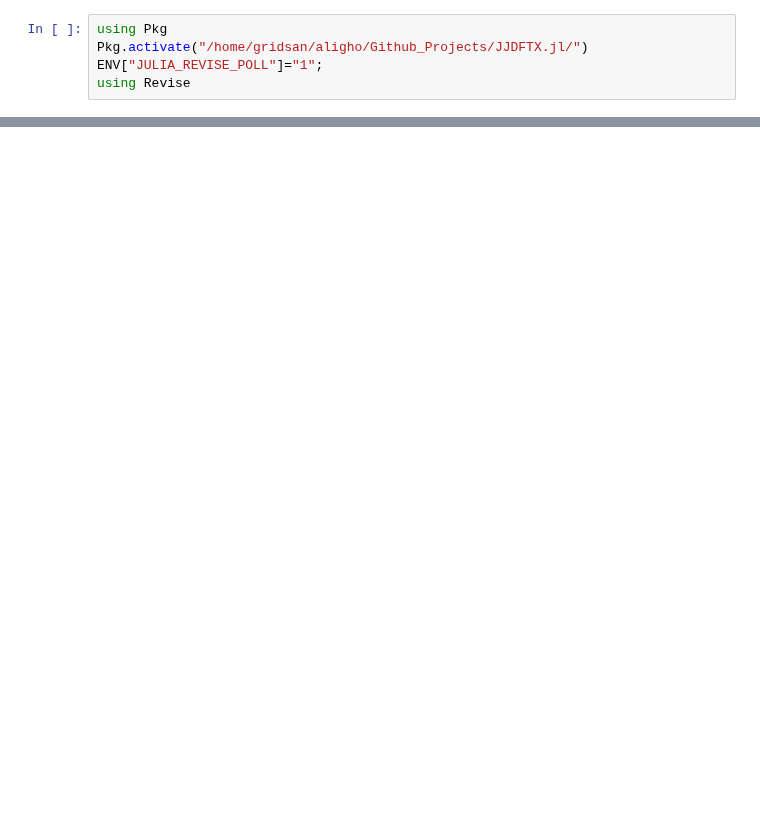
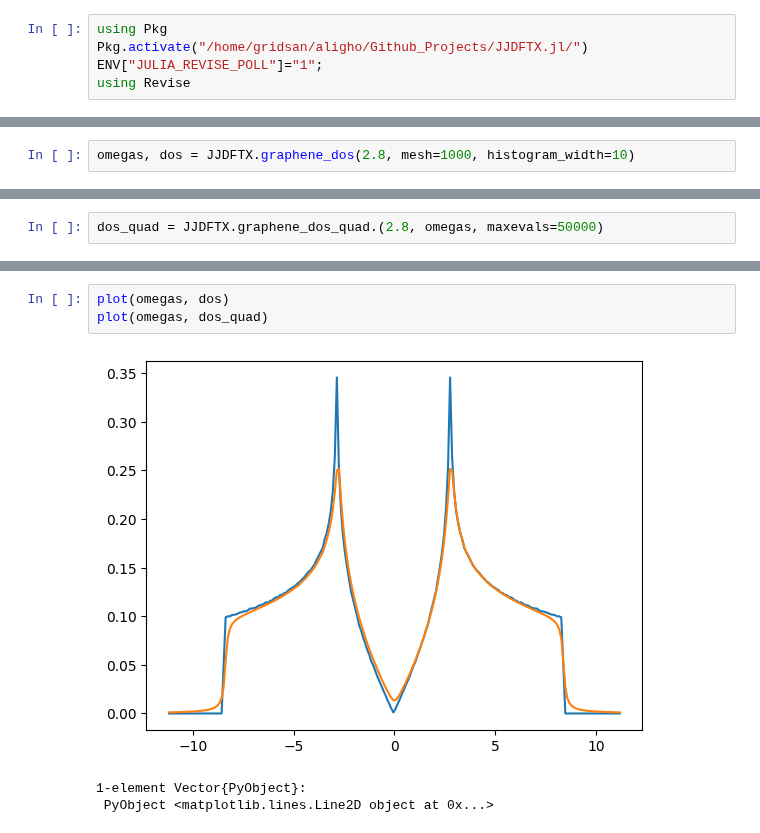
Before and after one commit to AliGhorashiCMT/Plasmons_Paper, a Jupyter notebook: Substitutional_Defects/Graphene/Analyze.ipynb, the cells around one changed output, grey strips where cells are left out. Drawn from its saved outputs; the diff is of its cells as text; blank space fills up the shorter version.

Commit message:
all graphene taus

```diff
--- a/Substitutional_Defects/Graphene/Analyze.ipynb
+++ b/Substitutional_Defects/Graphene/Analyze.ipynb
@@ -437,0 +11,2 @@ Other Parameters
+# %%
+omegas, dos = JJDFTX.graphene_dos(2.8, mesh=1000, histogram_width=10)
@@ -437,0 +15,2 @@ Other Parameters
+# %%
+dos_quad = JJDFTX.graphene_dos_quad.(2.8, omegas, maxevals=50000)
@@ -437,0 +35,7 @@ Other Parameters
+# %%
+plot(omegas, dos)
+plot(omegas, dos_quad)
+# %% [output]
+[figure, added]
+1-element Vector{PyObject}:
+ PyObject <matplotlib.lines.Line2D object at 0x...>
```
Also changed, not shown: parts of 70 cells of this notebook, 1 other file.
